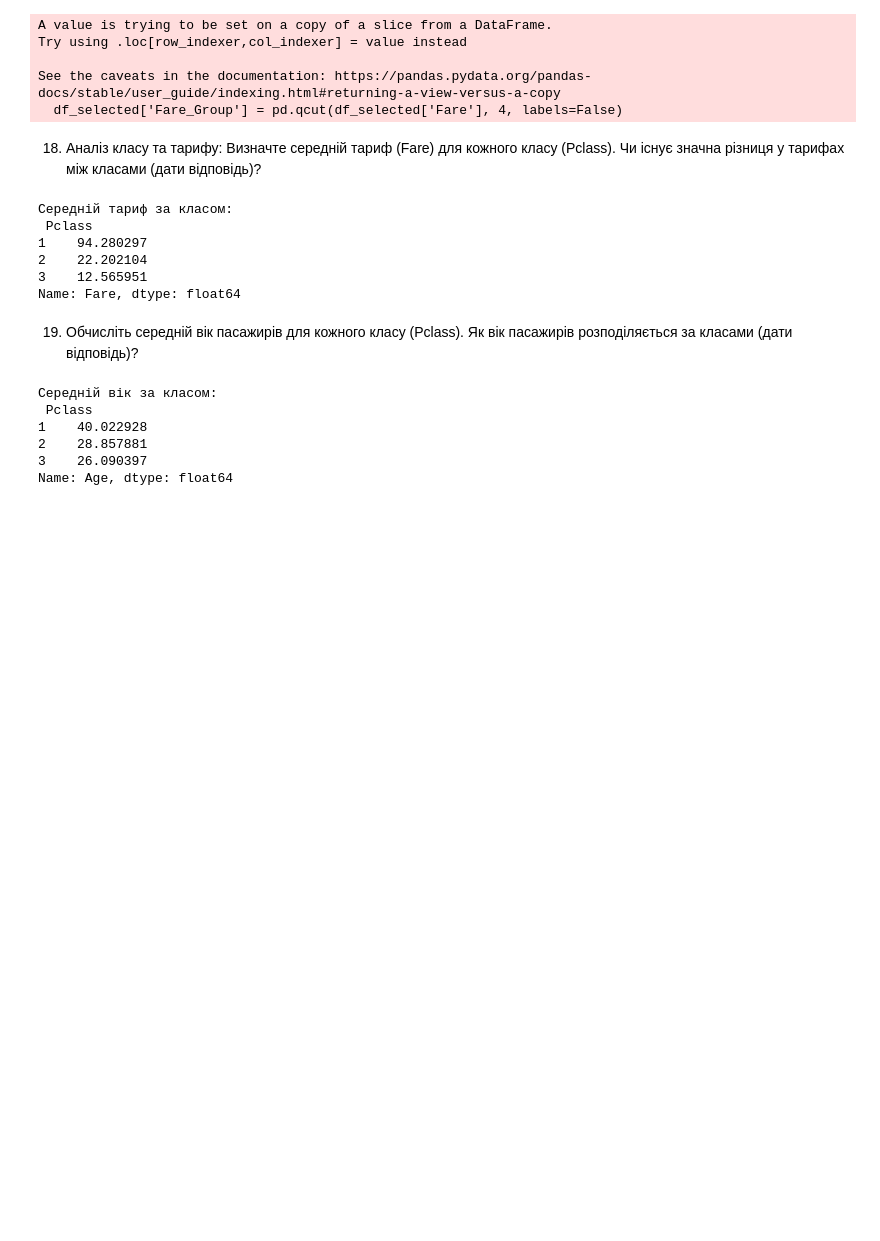
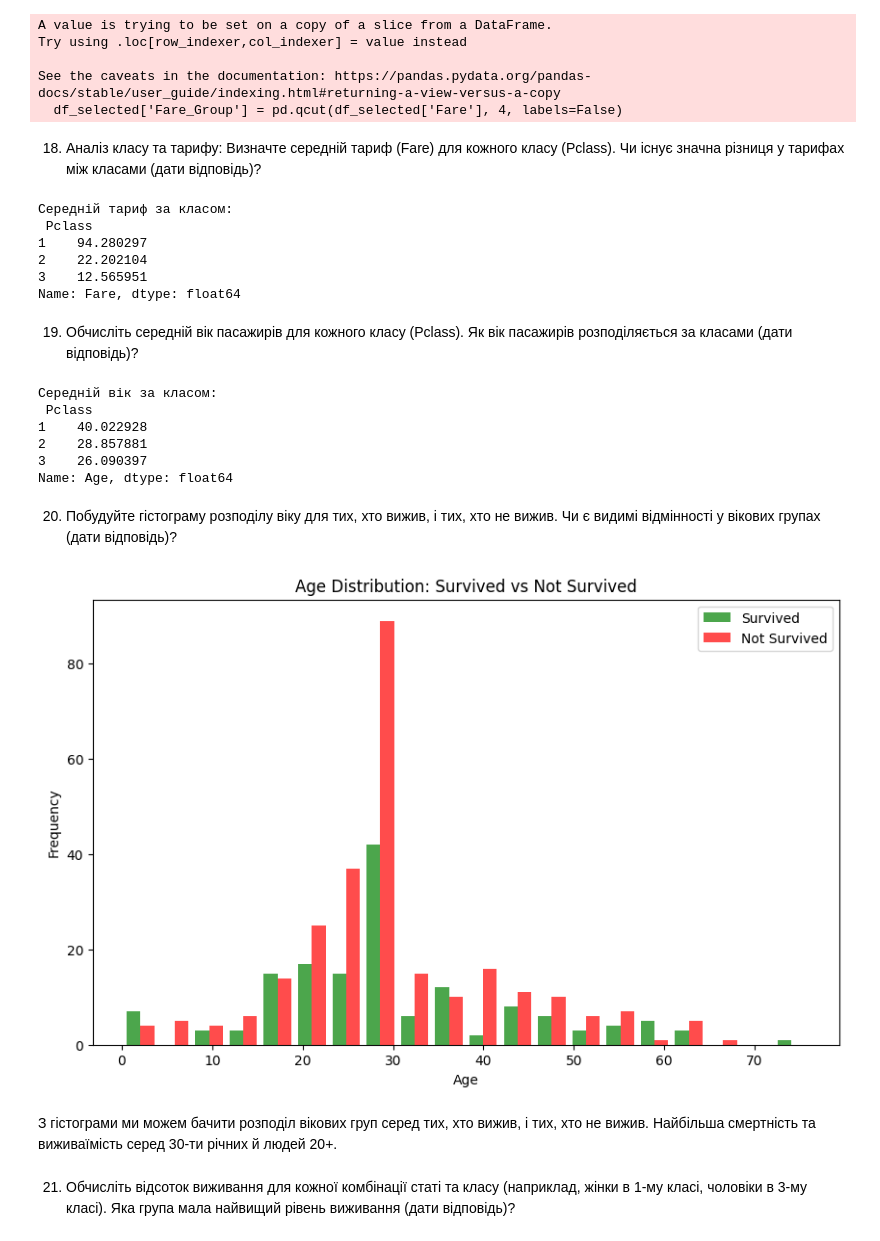
Before and after one commit to AnastasiaPalmer/ML_2, a Jupyter notebook: Паламарчук_ПР2_17.ipynb, the cells around one changed output. Cells and saved outputs as stored; diff of their text form; code cells hidden in the pictures; blank space fills up the shorter version.

```diff
--- a/Паламарчук_ПР2_17.ipynb
+++ b/Паламарчук_ПР2_17.ipynb
@@ -636,3 +636,28 @@ print("Середній вік за класом:\n", mean_age_by_class)
 2    28.857881
 3    26.090397
 Name: Age, dtype: float64
+# %% [markdown]
+20. Побудуйте гістограму розподілу віку для тих, хто вижив, і тих, хто
+не вижив. Чи є видимі відмінності у вікових групах (дати
+відповідь)?
+# %%
+# Розділяємо дані на тих, хто вижив, і тих, хто не вижив
+survived = df_selected[df_selected['Survived'] == 1]['Age']
+not_survived = df_selected[df_selected['Survived'] == 0]['Age']
+
+# Побудова гістограми
+plt.figure(figsize=(10, 6))
+plt.hist([survived, not_survived], bins=20, label=['Survived', 'Not Survived'], color=['green', 'red'], alpha=0.7)
+plt.title('Age Distribution: Survived vs Not Survived')
+plt.xlabel('Age')
+plt.ylabel('Frequency')
+plt.legend()
+plt.show()
+# %% [output]
+[figure, added]
+# %% [markdown]
+З гістограми ми можем бачити розподіл вікових груп серед тих, хто вижив, і тих, хто не вижив. Найбільша смертність та виживаїмість серед 30-ти річних й людей 20+.
+# %% [markdown]
+21. Обчисліть відсоток виживання для кожної комбінації статі та класу
+(наприклад, жінки в 1-му класі, чоловіки в 3-му класі). Яка група
+мала найвищий рівень виживання (дати відповідь)?
```
Also changed, not shown: parts of 5 cells of this notebook.
